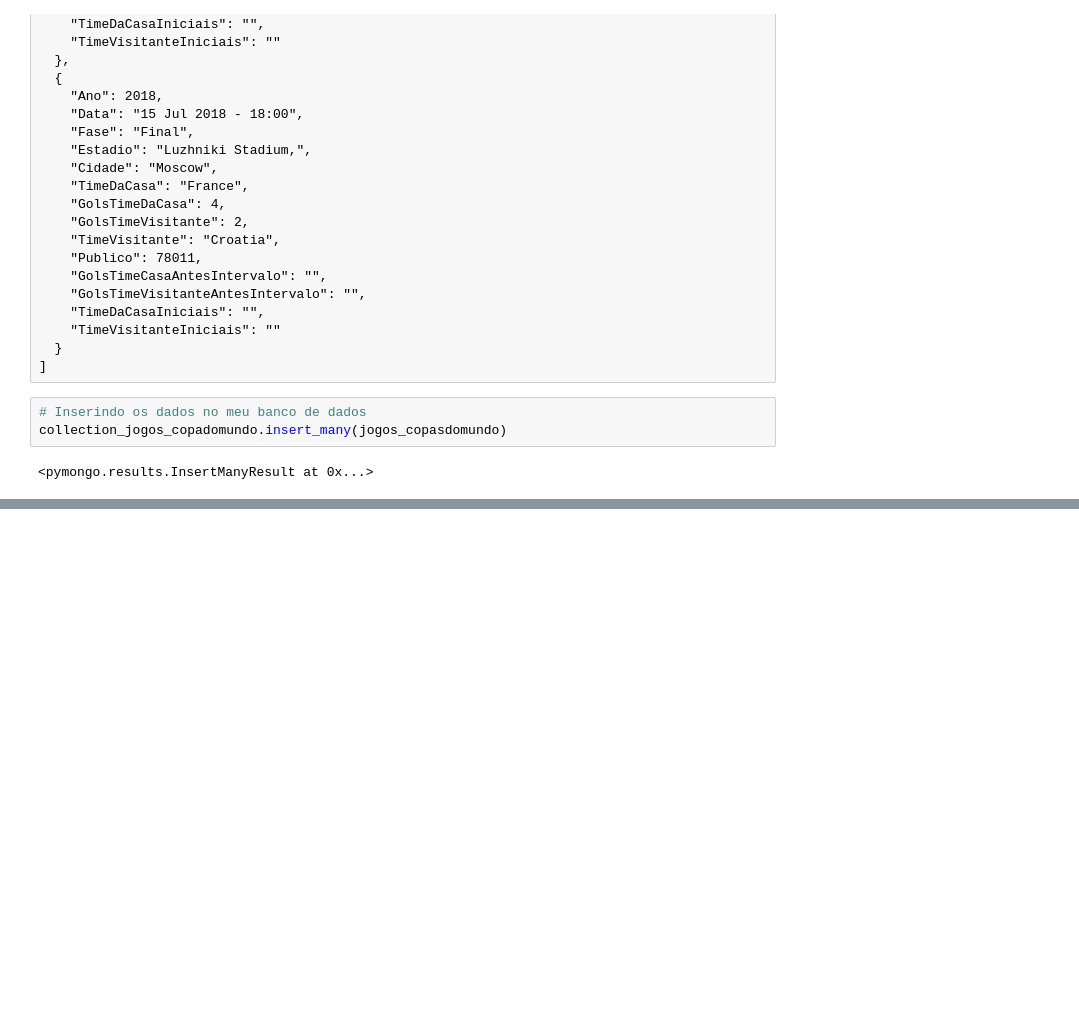
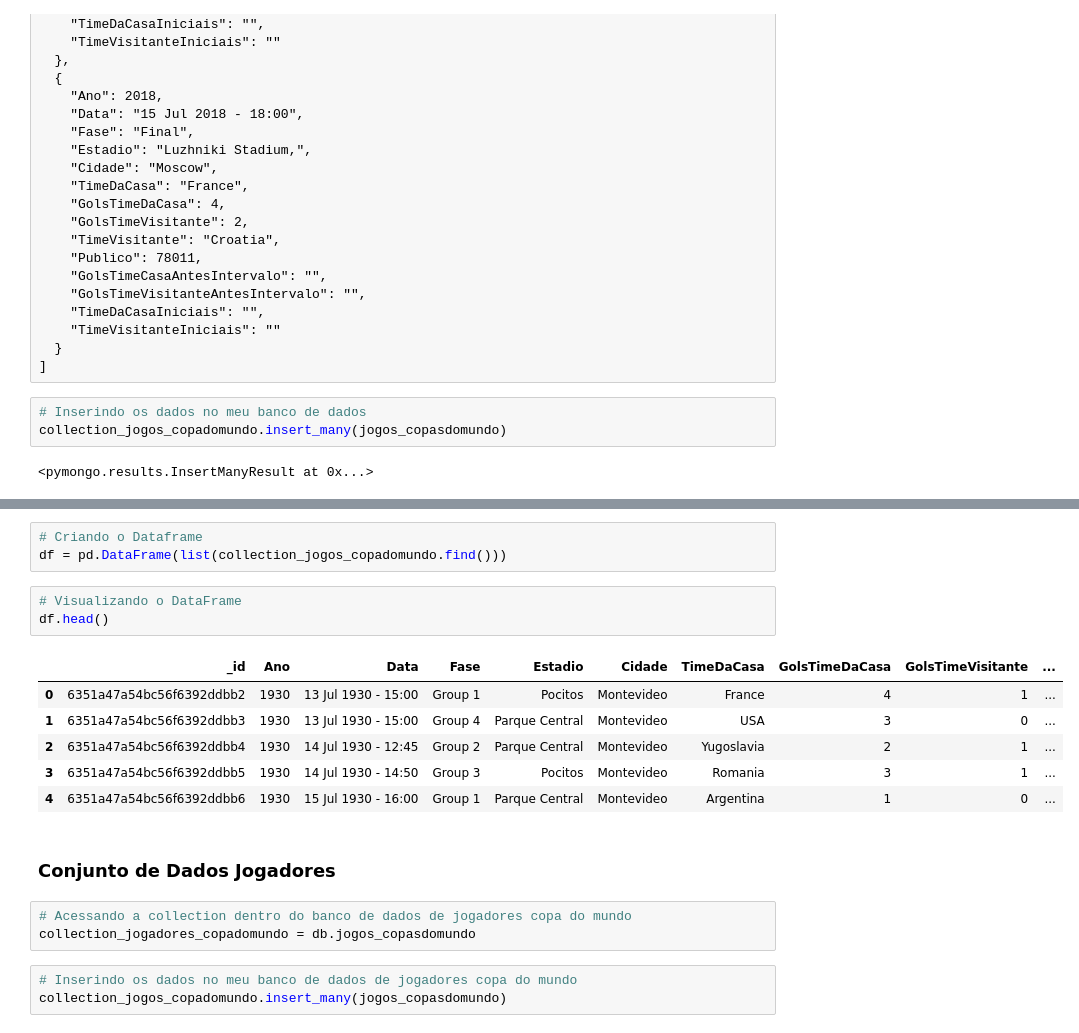
Before and after one commit to Gugah007/Projeto-ML-Construindo-um-algoritmo-para-prever-a-copa-2022, a Jupyter notebook: Projeto ML - Construindo um algoritmo para prever a copa 2022.ipynb, the cells around one changed output, grey strips where cells are left out. Saved outputs shown, nothing was run; the diff lists cells and outputs as text; blank space fills up the shorter version.

```diff
--- a/Projeto ML - Construindo um algoritmo para prever a copa 2022.ipynb
+++ b/Projeto ML - Construindo um algoritmo para prever a copa 2022.ipynb
@@ -14699,2 +14702,23 @@ collection_jogos_copadomundo.count_documents({})
 # %% [output]
 916
+# %%
+# Criando o Dataframe
+df = pd.DataFrame(list(collection_jogos_copadomundo.find()))
+# %%
+# Visualizando o DataFrame
+df.head()
+# %% [output]
+|  | _id | Ano | Data | Fase | Estadio | Cidade | TimeDaCasa | GolsTimeDaCasa | GolsTimeVisitante | ... |
+| 0 | 6351a47a54bc56f6392ddbb2 | 1930 | 13 Jul 1930 - 15:00 | Group 1 | Pocitos | Montevideo | France | 4 | 1 | ... |
+| 1 | 6351a47a54bc56f6392ddbb3 | 1930 | 13 Jul 1930 - 15:00 | Group 4 | Parque Central | Montevideo | USA | 3 | 0 | ... |
+| 2 | 6351a47a54bc56f6392ddbb4 | 1930 | 14 Jul 1930 - 12:45 | Group 2 | Parque Central | Montevideo | Yugoslavia | 2 | 1 | ... |
+| 3 | 6351a47a54bc56f6392ddbb5 | 1930 | 14 Jul 1930 - 14:50 | Group 3 | Pocitos | Montevideo | Romania | 3 | 1 | ... |
+| 4 | 6351a47a54bc56f6392ddbb6 | 1930 | 15 Jul 1930 - 16:00 | Group 1 | Parque Central | Montevideo | Argentina | 1 | 0 | ... |
+# %% [markdown]
+### Conjunto de Dados Jogadores
+# %%
+# Acessando a collection dentro do banco de dados de jogadores copa do mundo
+collection_jogadores_copadomundo = db.jogos_copasdomundo
+# %%
+# Inserindo os dados no meu banco de dados de jogadores copa do mundo
+collection_jogos_copadomundo.insert_many(jogos_copasdomundo)
```
Also changed, not shown: parts of 3 cells of this notebook.
